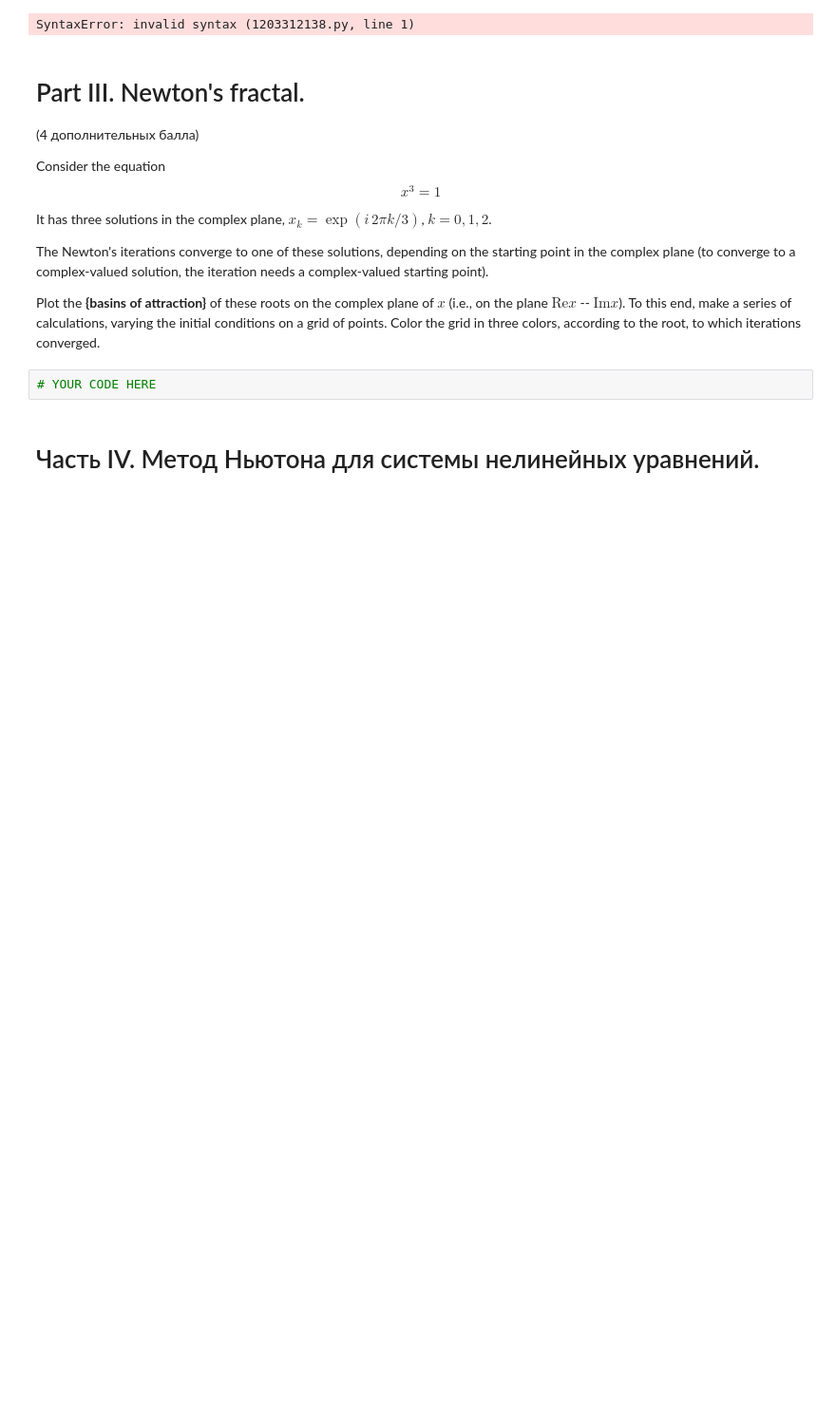
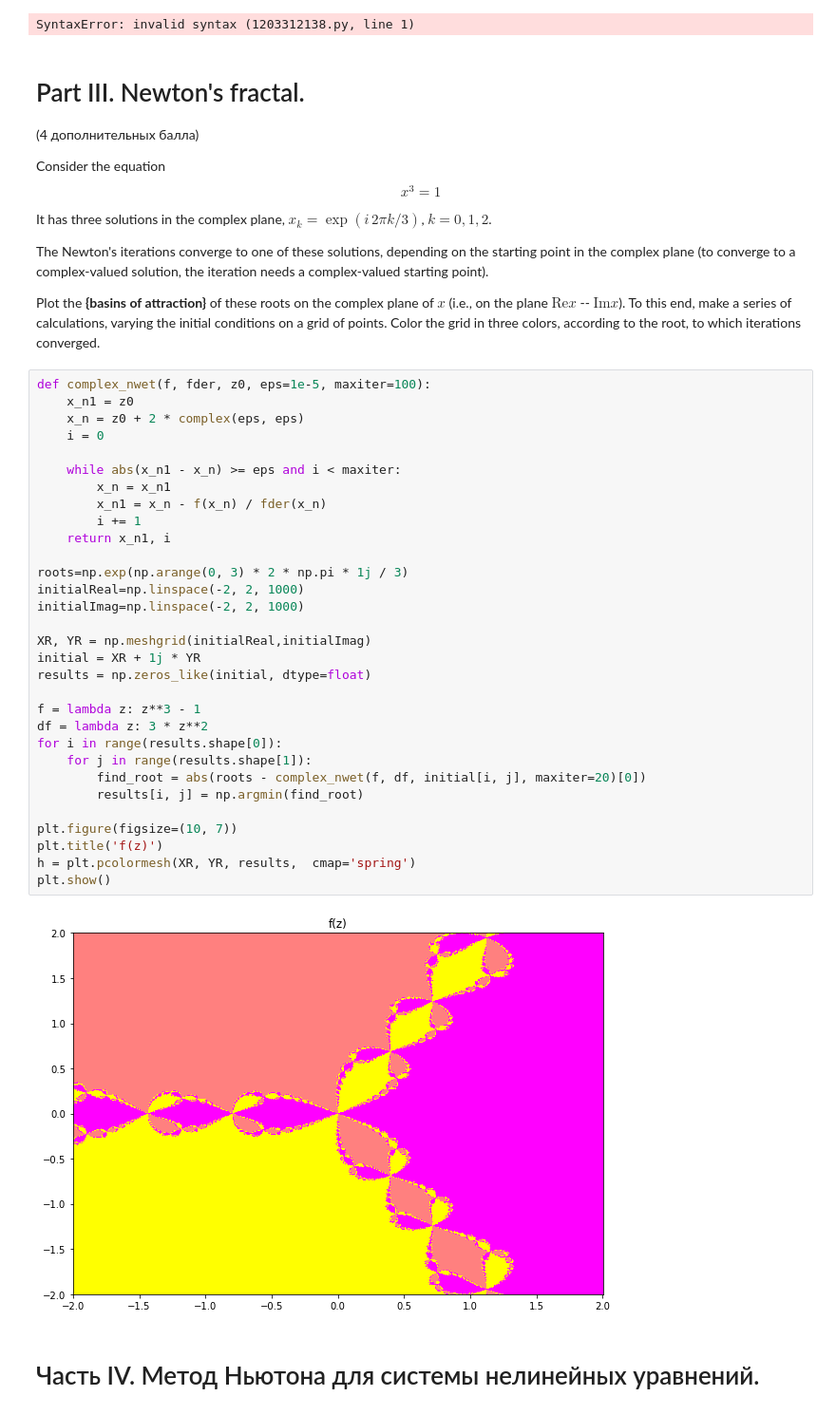
Before and after one commit to ariunaK/213, a Jupyter notebook: newton_iter.ipynb, the cells around one changed output. Shown at 95% size. Saved outputs shown, nothing was run; the diff lists cells and outputs as text; blank space fills up the shorter version.

```diff
--- a/newton_iter.ipynb
+++ b/newton_iter.ipynb
@@ -187,8 +187,39 @@ It has three solutions in the complex plane, $x_k = \exp(i\, 2\pi k/ 3)$, $k = 0
 The Newton's iterations converge to one of these solutions, depending on the starting point in the complex plane (to converge to a complex-valued solution, the iteration needs a complex-valued starting point).
 
 Plot the **{basins of attraction}** of these roots on the complex plane of $x$ (i.e., on the plane $\mathrm{Re}x$ -- $\mathrm{Im}x$). To this end, make a series of calculations, varying the initial conditions on a grid of points. Color the grid in three colors, according to the root, to which iterations converged.
-# %%
-# YOUR CODE HERE
+# %%
+def complex_nwet(f, fder, z0, eps=1e-5, maxiter=100):
+    x_n1 = z0
+    x_n = z0 + 2 * complex(eps, eps)
+    i = 0
+
+    while abs(x_n1 - x_n) >= eps and i < maxiter:
+        x_n = x_n1
+        x_n1 = x_n - f(x_n) / fder(x_n)
+        i += 1
+    return x_n1, i
+
+roots=np.exp(np.arange(0, 3) * 2 * np.pi * 1j / 3)
+initialReal=np.linspace(-2, 2, 1000)
+initialImag=np.linspace(-2, 2, 1000)
+
+XR, YR = np.meshgrid(initialReal,initialImag)
+initial = XR + 1j * YR
+results = np.zeros_like(initial, dtype=float)
+
+f = lambda z: z**3 - 1
+df = lambda z: 3 * z**2
+for i in range(results.shape[0]):
+    for j in range(results.shape[1]):
+        find_root = abs(roots - complex_nwet(f, df, initial[i, j], maxiter=20)[0])
+        results[i, j] = np.argmin(find_root)
+
+plt.figure(figsize=(10, 7))
+plt.title('f(z)')
+h = plt.pcolormesh(XR, YR, results,  cmap='spring')
+plt.show()
+# %% [output]
+[figure, added]
 # %% [markdown]
 # Часть IV. Метод Ньютона для системы нелинейных уравнений.
 # %% [markdown]
```
Also changed, not shown: parts of 1 cell of this notebook.
